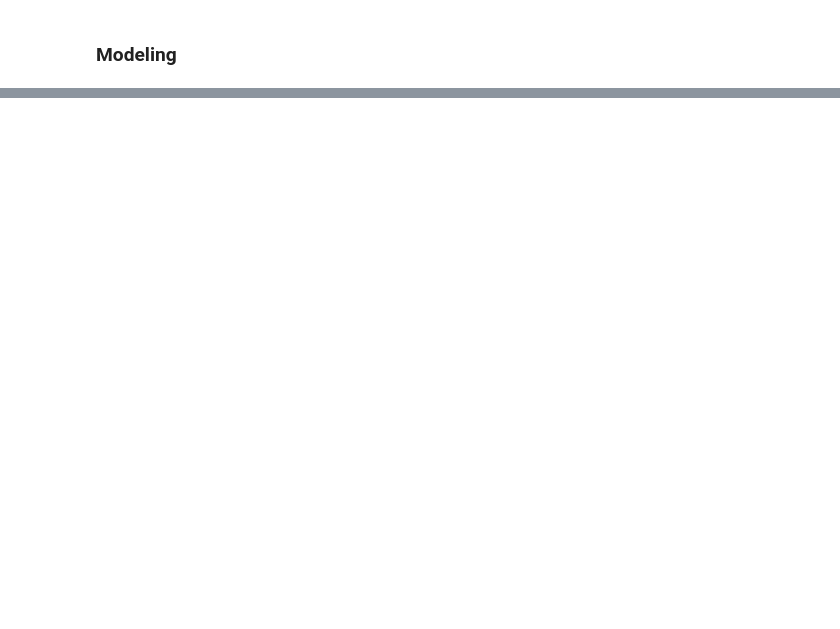
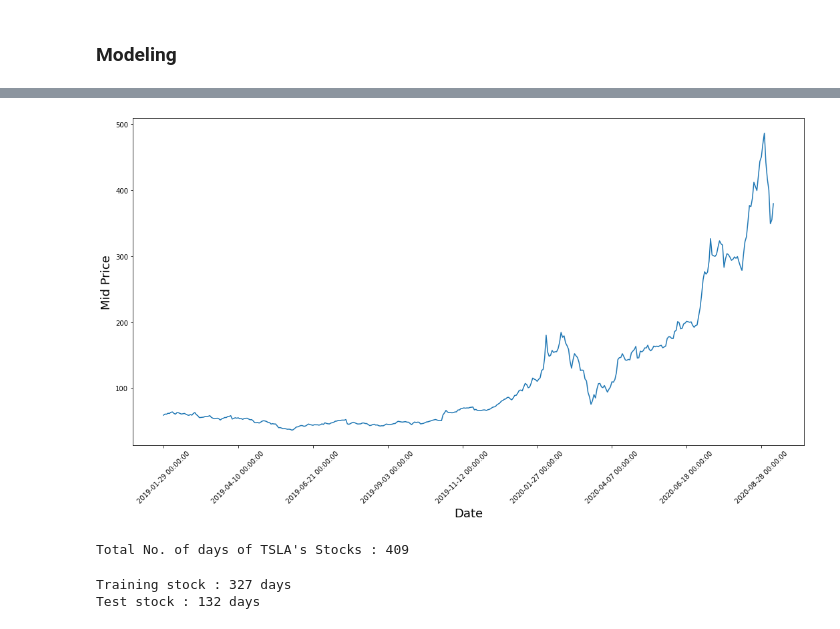
Before and after one commit to dataubc/stock_price_prediction, a Jupyter notebook: stock_prediction.ipynb, the cells around one changed output, grey strips where cells are left out. Saved outputs shown, nothing was run; the diff lists cells and outputs as text; code cells hidden in the pictures; blank space fills up the shorter version.

```diff
--- a/stock_prediction.ipynb
+++ b/stock_prediction.ipynb
@@ -320,0 +341,24 @@ array(['371.3400', '366.2800', '330.2100', '418.3200', '407.0000',
+# %%
+df1 = df1.reset_index()
+# %%
+plt.figure(figsize = (18,9))
+plt.plot(range(df1.shape[0]),(df1['Low']+df1['High'])/2.0)
+plt.xticks(range(0,df1.shape[0],50),df1['Date'].loc[::50],rotation=45)
+plt.xlabel('Date',fontsize=18)
+plt.ylabel('Mid Price',fontsize=18)
+plt.show()
+# %% [output]
+[figure, added]
+# %%
+df = df1['Open'].values
+print("Total No. of days of TSLA's Stocks :",df.shape[0])
+# %% [output]
+Total No. of days of TSLA's Stocks : 409
+# %%
+dataset_train = np.array(df[:int(df.shape[0]*0.8)])
+dataset_test = np.array(df[int(df.shape[0]*0.8)-50:])
+print('Training stock :',dataset_train.shape[0],'days')
+print('Test stock :',dataset_test.shape[0],'days')
+# %% [output]
+Training stock : 327 days
+Test stock : 132 days
```
Also changed, not shown: parts of 31 cells of this notebook, 1 other file.
